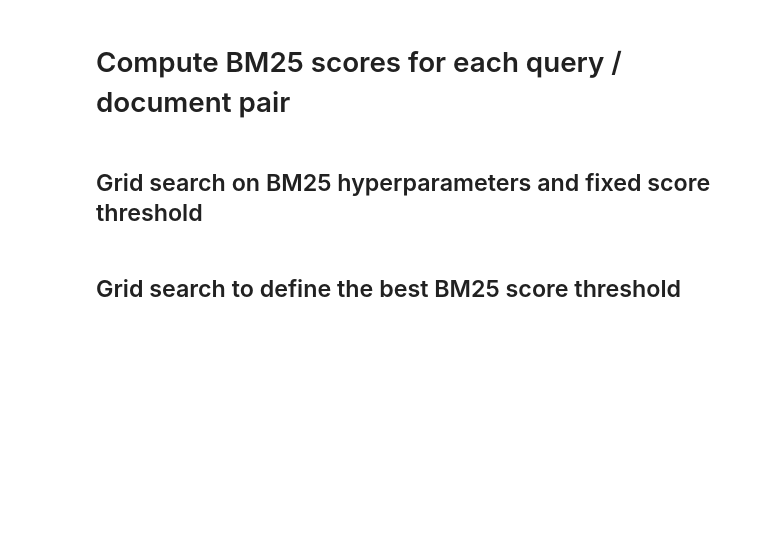
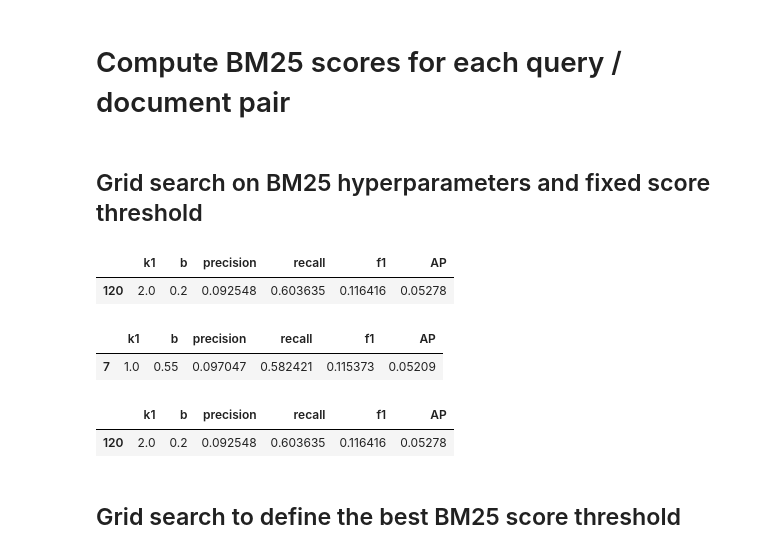
Before and after one commit to eduseiti/bm25_explore, a Jupyter notebook: bm25_ranking_with_CISI.ipynb, the cells around one changed output. Drawn from its saved outputs; the diff is of its cells as text; code cells hidden in the pictures; blank space fills up the shorter version.

```diff
--- a/bm25_ranking_with_CISI.ipynb
+++ b/bm25_ranking_with_CISI.ipynb
@@ -205,6 +220,7 @@ def compute_BM25(docs_tokens, queries_tokens, qrels_df, bm25_params, score_thres
         precision = precision_score(gt_relevant_docs, inferred_relevant_docs)
         recall = recall_score(gt_relevant_docs, inferred_relevant_docs)
         f1 = f1_score(gt_relevant_docs, inferred_relevant_docs)
+        average_precision = average_precision_score(gt_relevant_docs, inferred_relevant_docs)
 
         results.append({'query_id': query_id,
                         'k1': bm25_params[0],
@@ -212,7 +228,8 @@ def compute_BM25(docs_tokens, queries_tokens, qrels_df, bm25_params, score_thres
                         'score_threshold': score_threshold,
                         'precision': precision,
                         'recall': recall,
-                        'f1': f1})
+                        'f1': f1,
+                        'AP': average_precision})
 
     results_df = pd.DataFrame(results)
 
@@ -280,11 +297,22 @@ with Pool(processes=6) as pool:
 # %%
 all_results_df = pd.concat(all_results)
 # %%
-all_results_stats_df = all_results_df.groupby(['k1', 'b'])[['precision', 'recall', 'f1']].mean().reset_index()
+all_results_stats_df = all_results_df.groupby(['k1', 'b'])[['precision', 'recall', 'f1', 'AP']].mean().reset_index()
 # %%
 all_results_stats_df[all_results_stats_df['recall'] == all_results_stats_df['recall'].max()]
+# %% [output]
+|  | k1 | b | precision | recall | f1 | AP |
+| 120 | 2.0 | 0.2 | 0.092548 | 0.603635 | 0.116416 | 0.05278 |
 # %%
 all_results_stats_df[all_results_stats_df['precision'] == all_results_stats_df['precision'].max()]
+# %% [output]
+|  | k1 | b | precision | recall | f1 | AP |
+| 7 | 1.0 | 0.55 | 0.097047 | 0.582421 | 0.115373 | 0.05209 |
+# %%
+all_results_stats_df[all_results_stats_df['AP'] == all_results_stats_df['AP'].max()]
+# %% [output]
+|  | k1 | b | precision | recall | f1 | AP |
+| 120 | 2.0 | 0.2 | 0.092548 | 0.603635 | 0.116416 | 0.05278 |
 # %% [markdown]
 ## Grid search to define the best BM25 score threshold
 # %%
```
Also changed, not shown: parts of 19 cells of this notebook.
